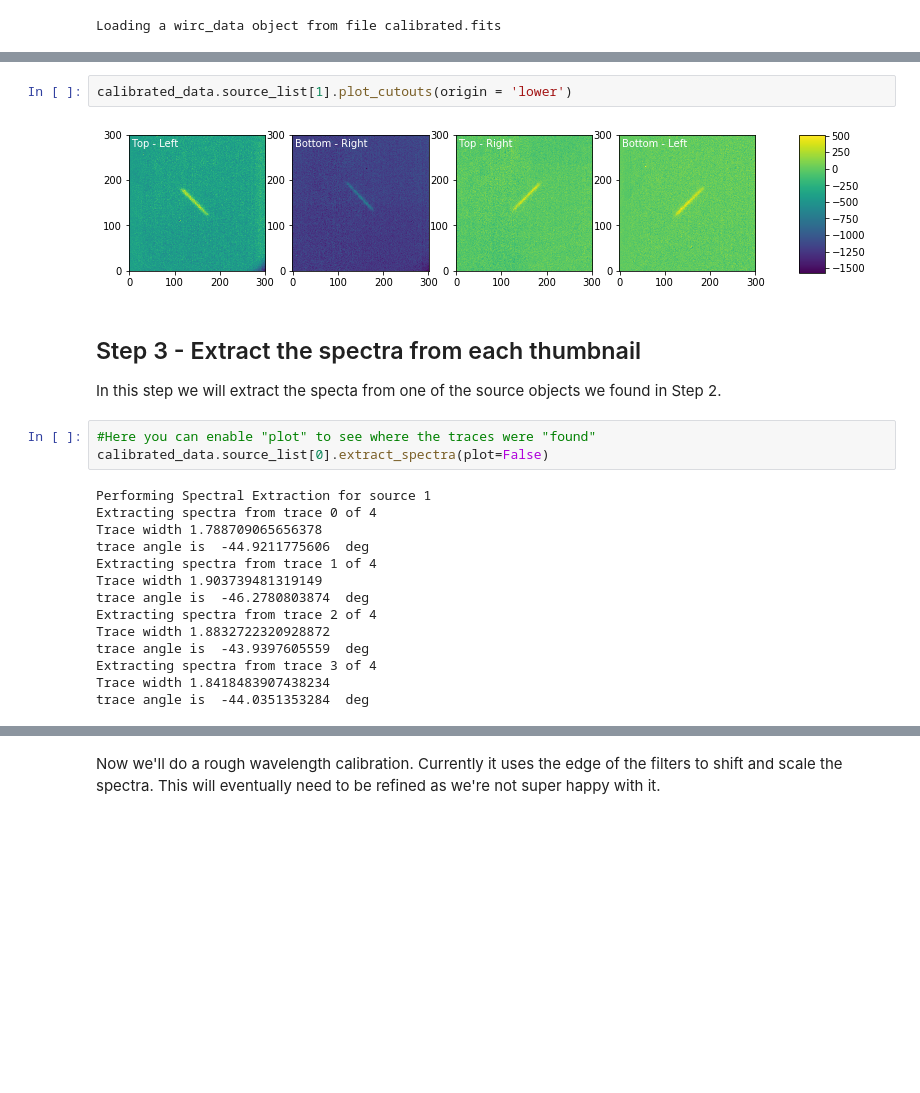
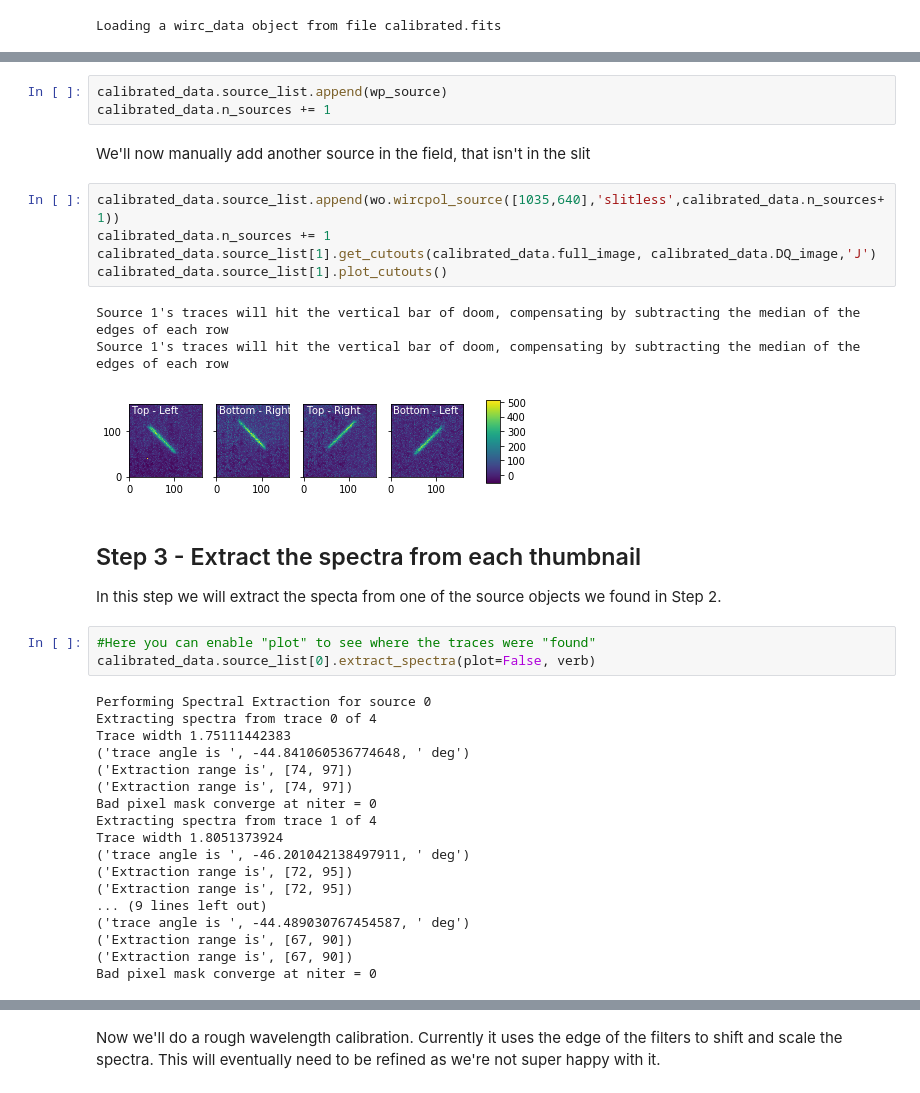
Before and after one commit to WIRC-Pol/wirc_drp, a Jupyter notebook: wirc_drp/Tutorial/wircpol_drp Tutorial.ipynb, the cells around one changed output, grey strips where cells are left out. Saved outputs shown, nothing was run; the diff lists cells and outputs as text; blank space fills up the shorter version.

```diff
--- a/wirc_drp/Tutorial/wircpol_drp Tutorial.ipynb
+++ b/wirc_drp/Tutorial/wircpol_drp Tutorial.ipynb
@@ -151,27 +135,41 @@ Source 1's traces will hit the vertical bar of doom, compensating by subtracting
 # %%
-calibrated_data.source_list[1].plot_cutouts(origin = 'lower')
+calibrated_data.source_list.append(wp_source)
+calibrated_data.n_sources += 1
-# %% [output]
-[figure, removed]
+# %% [markdown]
+We'll now manually add another source in the field, that isn't in the slit
+# %%
+calibrated_data.source_list.append(wo.wircpol_source([1035,640],'slitless',calibrated_data.n_sources+1))
+calibrated_data.n_sources += 1
+calibrated_data.source_list[1].get_cutouts(calibrated_data.full_image, calibrated_data.DQ_image,'J')
+calibrated_data.source_list[1].plot_cutouts()
+# %% [output]
+Source 1's traces will hit the vertical bar of doom, compensating by subtracting the median of the edges of each row
+Source 1's traces will hit the vertical bar of doom, compensating by subtracting the median of the edges of each row
+[figure, added]
 # %% [markdown]
 ## Step 3 - Extract the spectra from each thumbnail ##
 In this step we will extract the specta from one of the source objects we found in Step 2.
 # %%
 #Here you can enable "plot" to see where the traces were "found"
-calibrated_data.source_list[0].extract_spectra(plot=False)
+calibrated_data.source_list[0].extract_spectra(plot=False, verb)
 # %% [output]
-Performing Spectral Extraction for source 1
+Performing Spectral Extraction for source 0
 Extracting spectra from trace 0 of 4
-Trace width 1.788709065656378
-trace angle is  -44.9211775606  deg
+Trace width 1.75111442383
+('trace angle is ', -44.841060536774648, ' deg')
+('Extraction range is', [74, 97])
+('Extraction range is', [74, 97])
+Bad pixel mask converge at niter = 0
 Extracting spectra from trace 1 of 4
-Trace width 1.903739481319149
-trace angle is  -46.2780803874  deg
-Extracting spectra from trace 2 of 4
-Trace width 1.8832722320928872
-trace angle is  -43.9397605559  deg
-Extracting spectra from trace 3 of 4
-Trace width 1.8418483907438234
-trace angle is  -44.0351353284  deg
+Trace width 1.8051373924
+('trace angle is ', -46.201042138497911, ' deg')
+('Extraction range is', [72, 95])
+('Extraction range is', [72, 95])
+... (9 lines left out)
+('trace angle is ', -44.489030767454587, ' deg')
+('Extraction range is', [67, 90])
+('Extraction range is', [67, 90])
+Bad pixel mask converge at niter = 0
 # %%
 #And we'll plot the data!
 calibrated_data.source_list[0].plot_trace_spectra()
```
Also changed, not shown: parts of 19 cells of this notebook.
